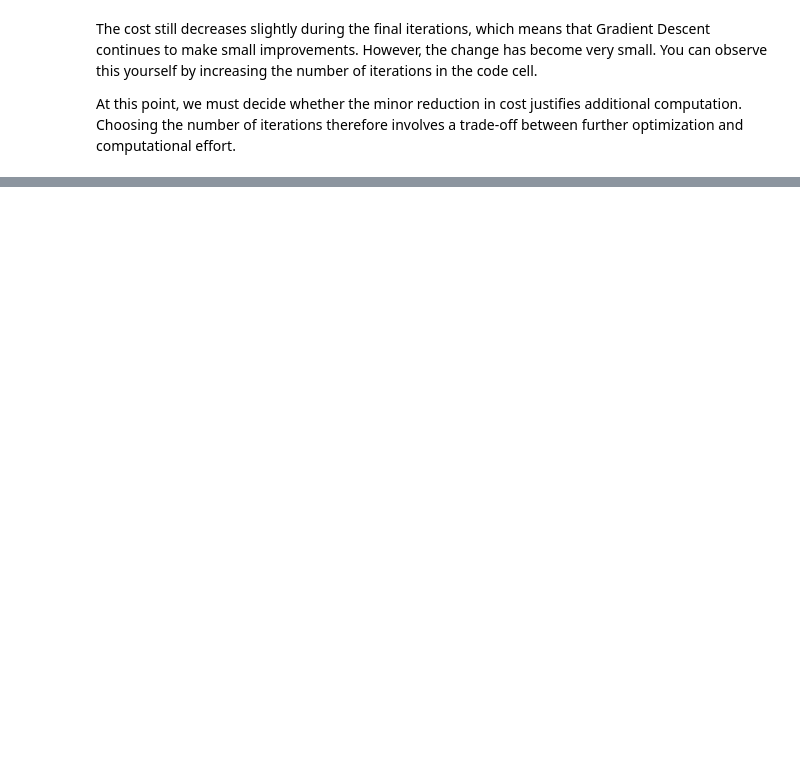
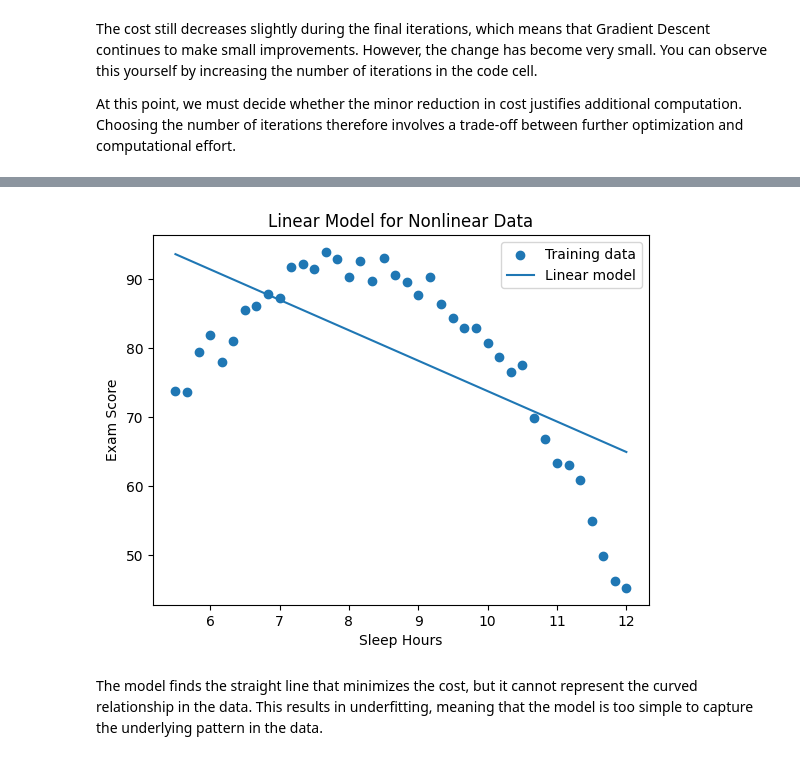
Before and after one commit to MonasteryStudent/ml-from-scratch, a Jupyter notebook: notebooks/02_multiple_linear_regression/multiple_linear_regression.ipynb, the cells around one changed output, grey strips where cells are left out. Drawn from its saved outputs; the diff is of its cells as text; code cells hidden in the pictures; blank space fills up the shorter version.

```diff
--- a/notebooks/02_multiple_linear_regression/multiple_linear_regression.ipynb
+++ b/notebooks/02_multiple_linear_regression/multiple_linear_regression.ipynb
@@ -489,0 +526,40 @@ In the next chapter, we will return to the sleep feature introduced earlier in t
+# %%
+X_linear = sleep.reshape(-1, 1)
+
+X_linear_scaled = standardize_features(X_linear)
+
+alpha = 3e-2
+iterations = 1000
+
+w_linear, b_linear = fit(
+    X_linear_scaled,
+    exam_scores,
+    alpha,
+    iterations,
+)
+
+linear_predictions = predict(
+    X_linear_scaled,
+    w_linear,
+    b_linear,
+)
+
+sorted_indices = np.argsort(sleep)
+
+plt.scatter(sleep, exam_scores, label="Training data")
+
+plt.plot(
+    sleep[sorted_indices],
+    linear_predictions[sorted_indices],
+    label="Linear model",
+)
+
+plt.xlabel("Sleep Hours")
+plt.ylabel("Exam Score")
+plt.title("Linear Model for Nonlinear Data")
+plt.legend()
+plt.show()
+# %% [output]
+[figure, added]
+# %% [markdown]
+The model finds the straight line that minimizes the cost, but it cannot represent the curved relationship in the data. This results in underfitting, meaning that the model is too simple to capture the underlying pattern in the data.
```
Also changed, not shown: parts of 25 cells of this notebook, 2 other files.
